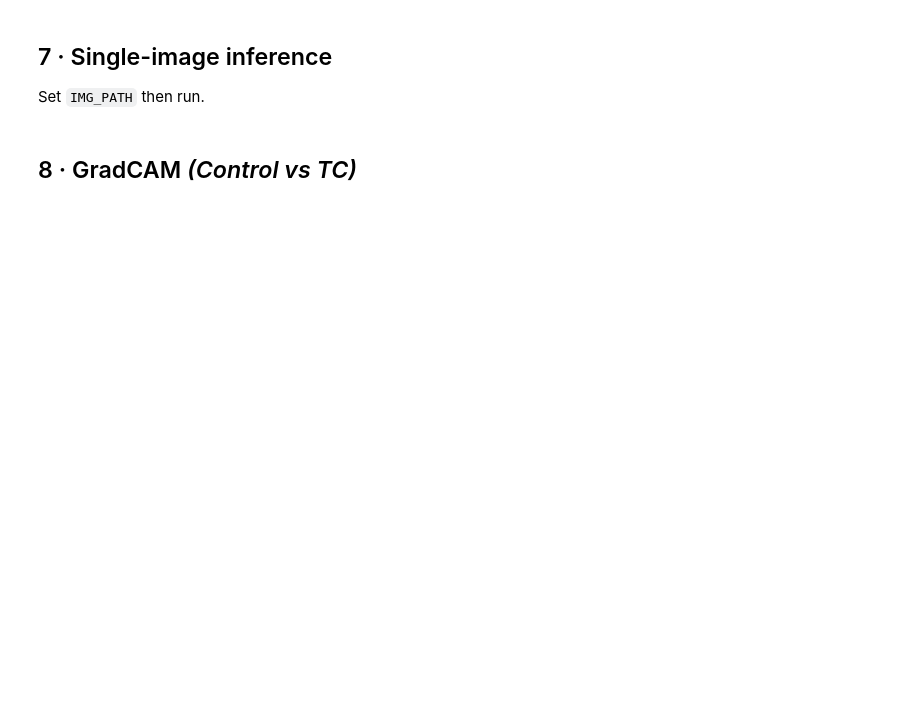
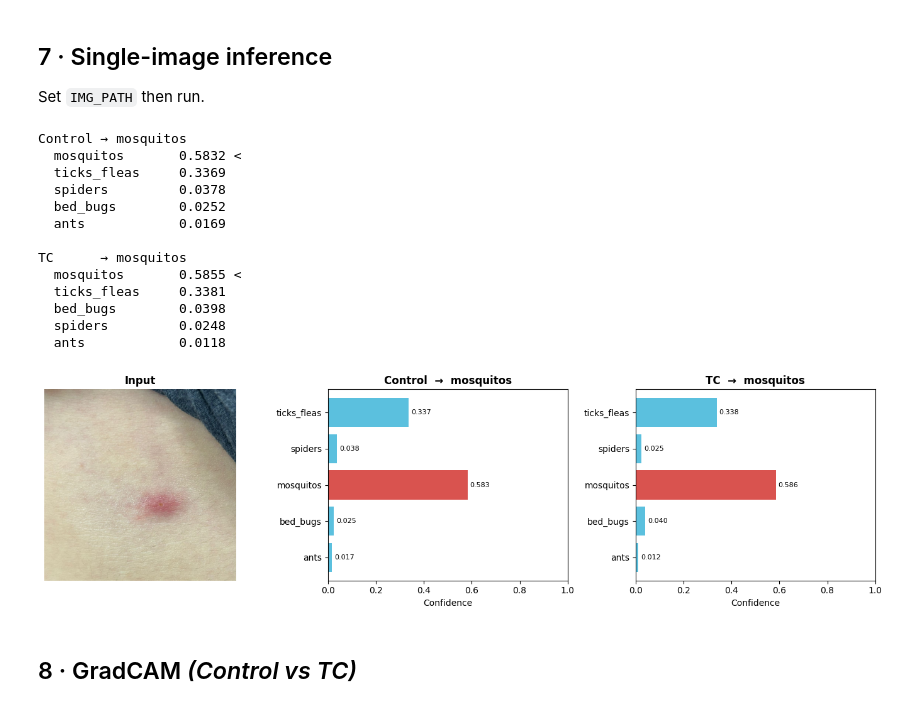
Before and after one commit to idshay16/Bug-bite-classification-using-a-TC-classification-model, a Jupyter notebook: Stacked_Model_Colab.ipynb, the cells around one changed output. Saved outputs shown, nothing was run; the diff lists cells and outputs as text; code cells hidden in the pictures; blank space fills up the shorter version.

Commit message:
completed a test run of the demo notebook

```diff
--- a/Stacked_Model_Colab.ipynb
+++ b/Stacked_Model_Colab.ipynb
@@ -173,36 +191,51 @@ print('Helpers ready.')
 Set `IMG_PATH` then run.
 # %%
 # ── Set image path ─────────────────────────────────────────────────────────────
-IMG_PATH = '/content/drive/MyDrive/Capstone/test_image.jpg'
+IMG_PATH = '/content/drive/MyDrive/Capstone/WhatsApp Image 2026-06-20 at 13.29.05.jpeg'
 # Upload alternative:
 #   from google.colab import files; up = files.upload(); IMG_PATH = list(up.keys())[0]
 
 img_np = np.array(_PIL.open(IMG_PATH).convert('RGB'))
 
 ctrl_label, ctrl_probs = predict(img_np, ctrl_models)
 tc_label,   tc_probs   = predict(img_np, tc_models)
 
 print(f'Control → {ctrl_label}')
 for cls, p in sorted(zip(CLASS_NAMES, ctrl_probs), key=lambda x: -x[1]):
     print(f'  {cls:<15} {p:.4f}', '<' if cls == ctrl_label else '')
 print(f'\nTC      → {tc_label}')
 for cls, p in sorted(zip(CLASS_NAMES, tc_probs), key=lambda x: -x[1]):
     print(f'  {cls:<15} {p:.4f}', '<' if cls == tc_label else '')
 
 fig, axes = plt.subplots(1, 3, figsize=(14, 4))
 axes[0].imshow(img_np); axes[0].axis('off'); axes[0].set_title('Input', fontweight='bold')
 for ax, label, probs, title in [
     (axes[1], ctrl_label, ctrl_probs, 'Control'),
     (axes[2], tc_label,   tc_probs,   'TC'),
 ]:
     colors = ['#d9534f' if c == label else '#5bc0de' for c in CLASS_NAMES]
     bars   = ax.barh(CLASS_NAMES, probs, color=colors)
     ax.set_xlim(0, 1); ax.set_xlabel('Confidence')
     ax.set_title(f'{title}  →  {label}', fontweight='bold')
     for bar, p in zip(bars, probs):
         ax.text(min(p+0.01, 0.88), bar.get_y()+bar.get_height()/2,
                 f'{p:.3f}', va='center', fontsize=8)
 plt.tight_layout(); plt.show()
+# %% [output]
+Control → mosquitos
+  mosquitos       0.5832 <
+  ticks_fleas     0.3369
+  spiders         0.0378
+  bed_bugs        0.0252
+  ants            0.0169
+
+TC      → mosquitos
+  mosquitos       0.5855 <
+  ticks_fleas     0.3381
+  bed_bugs        0.0398
+  spiders         0.0248
+  ants            0.0118
+[figure, added]
 # %% [markdown]
 ## 8 · GradCAM  *(Control vs TC)*
 # %%
```
Also changed, not shown: parts of 8 cells of this notebook.
